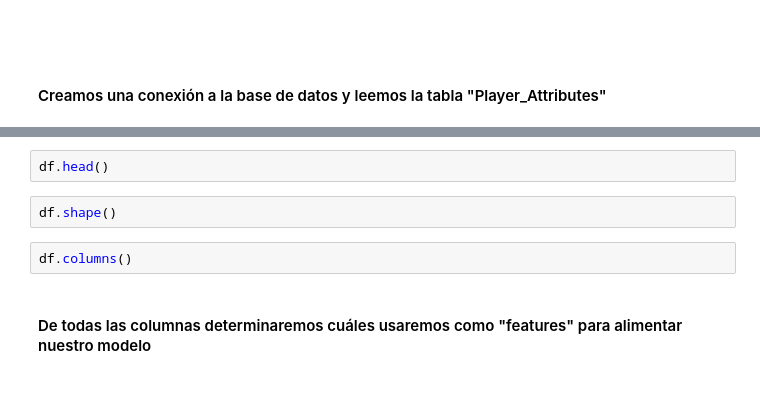
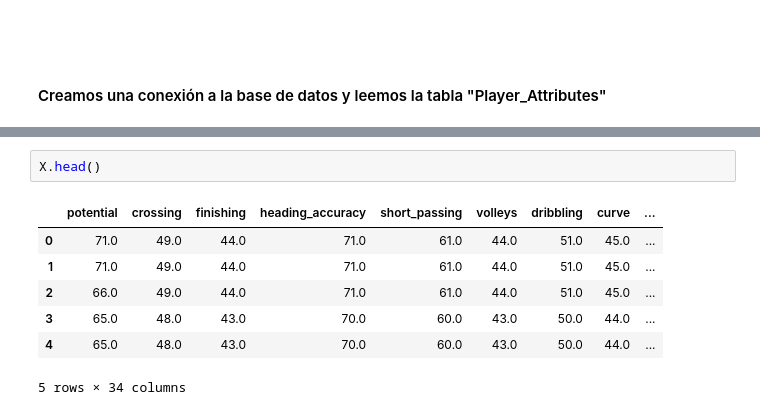
Before and after one commit to NeoTRAN001/MasterMachineLearning, a Jupyter notebook: 2-Use_Scikit-learn.ipynb, the cells around one changed output, grey strips where cells are left out. Cells and saved outputs as stored; diff of their text form; blank space fills up the shorter version.

```diff
--- a/2-Use_Scikit-learn.ipynb
+++ b/2-Use_Scikit-learn.ipynb
@@ -26,8 +112,10 @@ df = pd.read_sql_query('SELECT * FROM Player_Attributes',cnx)
 # %%
-df.head()
+X.head()
+# %% [output]
+|  | potential | crossing | finishing | heading_accuracy | short_passing | volleys | dribbling | curve | ... |
+| 0 | 71.0 | 49.0 | 44.0 | 71.0 | 61.0 | 44.0 | 51.0 | 45.0 | ... |
+| 1 | 71.0 | 49.0 | 44.0 | 71.0 | 61.0 | 44.0 | 51.0 | 45.0 | ... |
+| 2 | 66.0 | 49.0 | 44.0 | 71.0 | 61.0 | 44.0 | 51.0 | 45.0 | ... |
+| 3 | 65.0 | 48.0 | 43.0 | 70.0 | 60.0 | 43.0 | 50.0 | 44.0 | ... |
+| 4 | 65.0 | 48.0 | 43.0 | 70.0 | 60.0 | 43.0 | 50.0 | 44.0 | ... |
+5 rows × 34 columns
-# %%
-df.shape()
-# %%
-df.columns()
-# %% [markdown]
-#### De todas las columnas determinaremos cuáles usaremos como "features" para alimentar nuestro modelo
```
Also changed, not shown: parts of 19 cells of this notebook.
